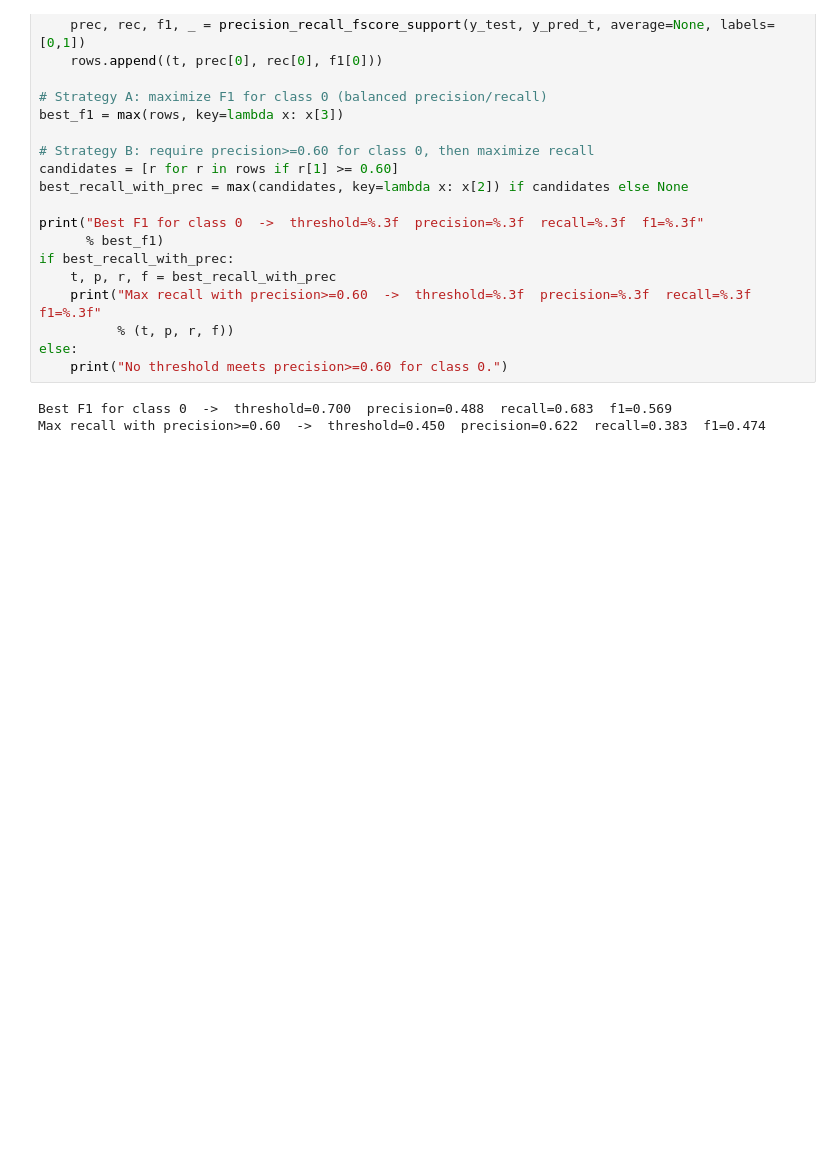
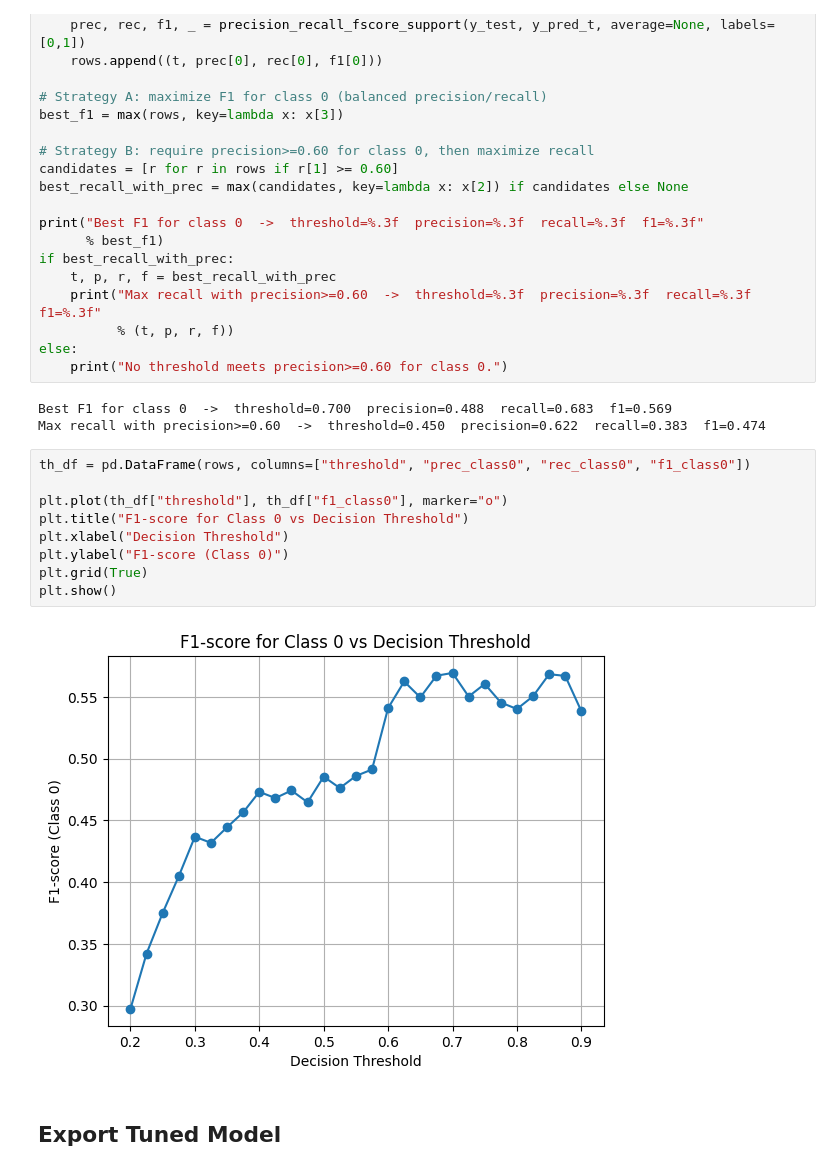
Before and after one commit to gilml/credit-classification-xgboost, a Jupyter notebook: notebooks/01_eda.ipynb, the cells around one changed output. Drawn from its saved outputs; the diff is of its cells as text; blank space fills up the shorter version.

```diff
--- a/notebooks/01_eda.ipynb
+++ b/notebooks/01_eda.ipynb
@@ -544,3 +544,16 @@ else:
 # %% [output]
 Best F1 for class 0  ->  threshold=0.700  precision=0.488  recall=0.683  f1=0.569
 Max recall with precision>=0.60  ->  threshold=0.450  precision=0.622  recall=0.383  f1=0.474
+# %%
+th_df = pd.DataFrame(rows, columns=["threshold", "prec_class0", "rec_class0", "f1_class0"])
+
+plt.plot(th_df["threshold"], th_df["f1_class0"], marker="o")
+plt.title("F1-score for Class 0 vs Decision Threshold")
+plt.xlabel("Decision Threshold")
+plt.ylabel("F1-score (Class 0)")
+plt.grid(True)
+plt.show()
+# %% [output]
+[figure, added]
+# %% [markdown]
+## Export Tuned Model
```
Also changed, not shown: parts of 1 cell of this notebook, 1 other file.
